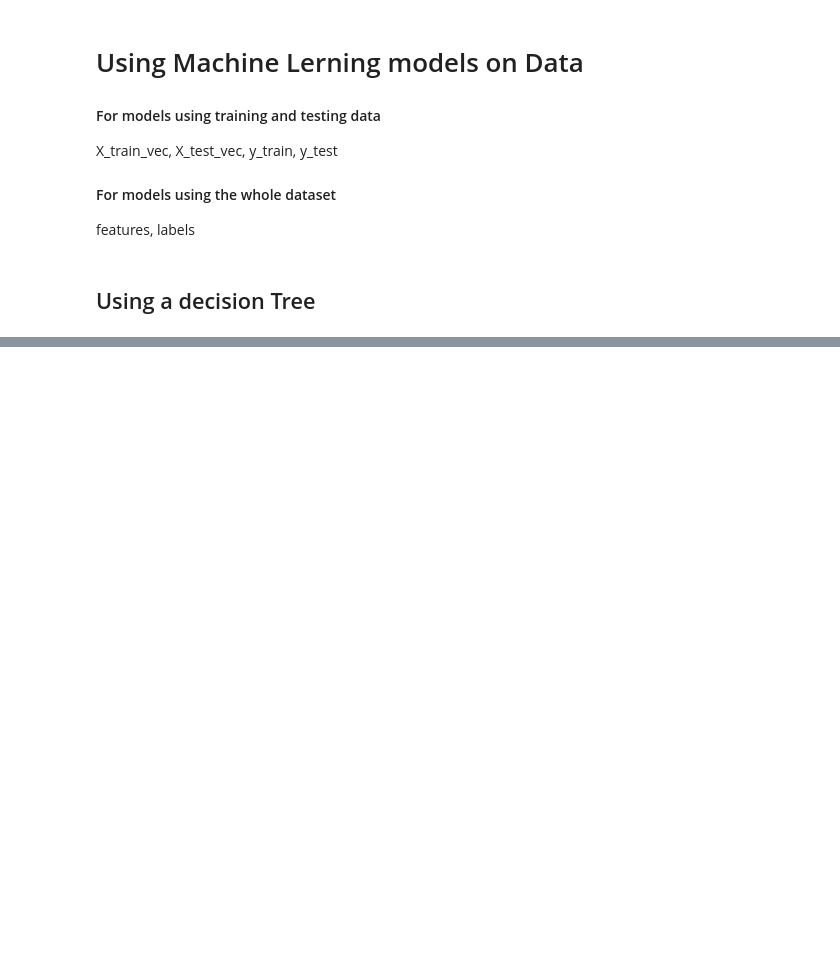
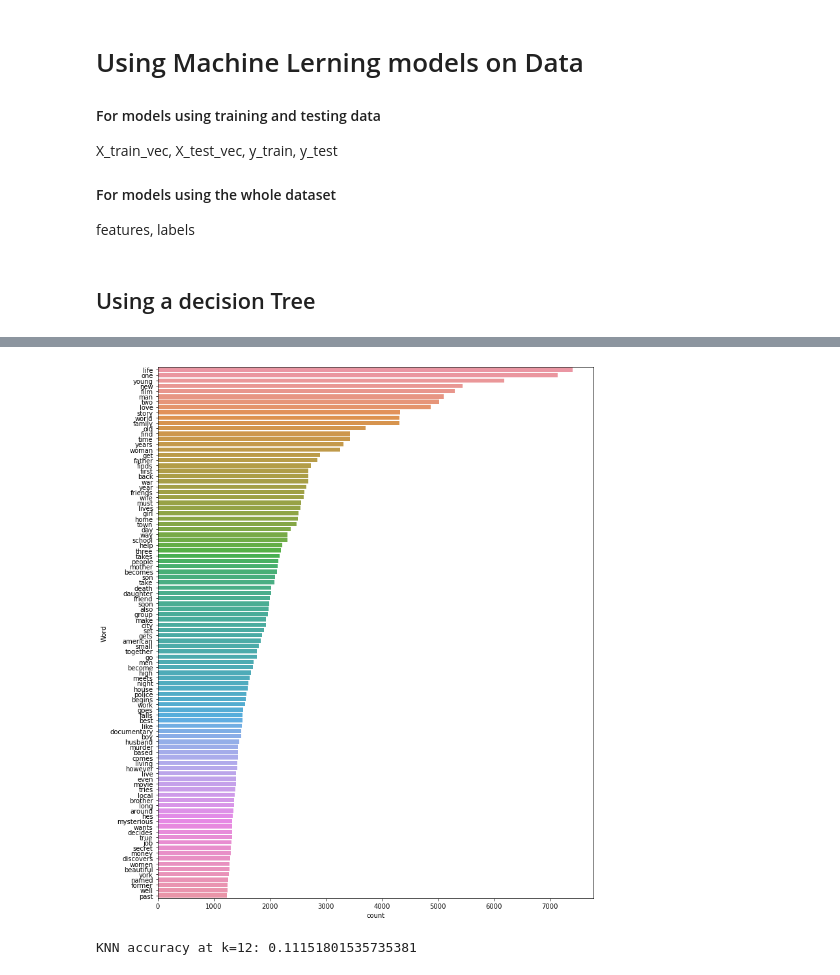
Before and after one commit to rmedina0531/movie-database-ml-project, a Jupyter notebook: main.ipynb, the cells around one changed output, grey strips where cells are left out. Saved outputs shown, nothing was run; the diff lists cells and outputs as text; code cells hidden in the pictures; blank space fills up the shorter version.

```diff
--- a/main.ipynb
+++ b/main.ipynb
@@ -280,0 +346,10 @@ Accuracy: 0.10242173656231542
+# %%
+from nltk.corpus import stopwords
+stop_words = set(stopwords.words('english'))
+
+# function to remove stopwords
+def remove_stopwords(text):
+    no_stopword_text = [w for w in text.split() if not w in stop_words]
+    return ' '.join(no_stopword_text)
+
+filtered_dataframe['overview'] = filtered_dataframe['overview'].apply(lambda x: remove_stopwords(x))
@@ -280,0 +362,4 @@ Accuracy: 0.10242173656231542
+# %%
+freq_words(filtered_dataframe['overview'], 100)
+# %% [output]
+[figure, added]
@@ -280,0 +378,11 @@ Accuracy: 0.10242173656231542
+# %%
+from sklearn.neighbors import KNeighborsClassifier
+from sklearn.metrics import accuracy_score
+knn = KNeighborsClassifier(n_neighbors=12)
+knn.fit(MLCxtrain_tfidf, MLCytrain)
+label_predict = knn.predict(MLCxtest_tfidf)
+
+knn_accuracy = accuracy_score(MLCytest, label_predict)
+print(f'KNN accuracy at k=12: {knn_accuracy}')
+# %% [output]
+KNN accuracy at k=12: 0.11151801535735381
```
Also changed, not shown: parts of 17 cells of this notebook.
